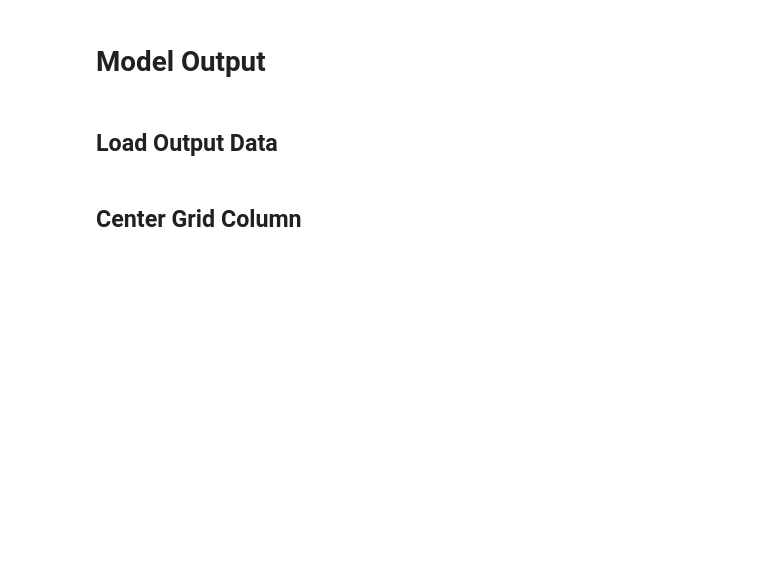
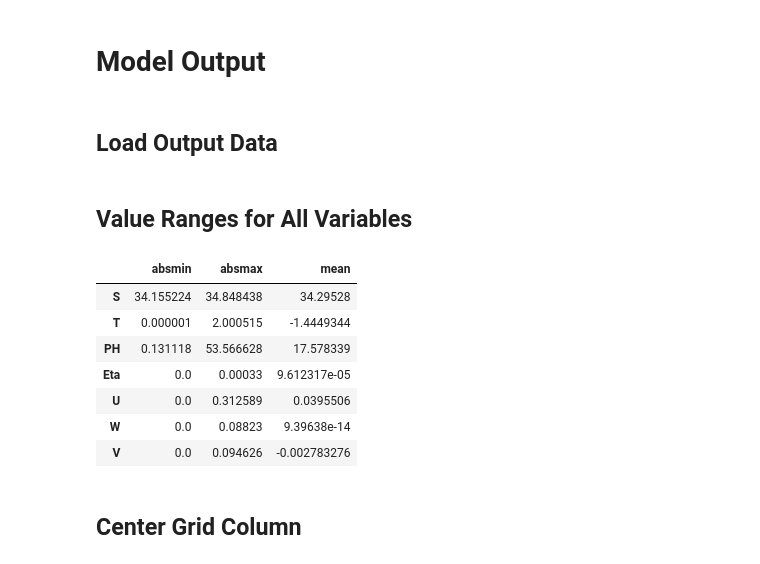
Before and after one commit to marlene-schramm/MSc_data_analysis, a Jupyter notebook: model_output/Look_at_Output.ipynb, the cells around one changed output. Drawn from its saved outputs; the diff is of its cells as text; code cells hidden in the pictures; blank space fills up the shorter version.

Commit message:
calculate absmin, absmax, mean for all vars

```diff
--- a/model_output/Look_at_Output.ipynb
+++ b/model_output/Look_at_Output.ipynb
@@ -32,6 +32,26 @@ with warnings.catch_warnings():
 
     # open dataset
     ds = open_mdsdataset(output_dir, prefix = ['Eta', 'U', 'W', 'T', 'V', 'S', 'PH'], delta_t = delta_t, geometry = "cartesian")
+# %% [markdown]
+## Value Ranges for All Variables
+# %%
+ranges = pd.DataFrame(columns = ["absmin","absmax","mean"], index = ds.keys())
+
+for var in ds.keys():
+    ranges.loc[var,"absmin"] = np.min(np.abs(ds[var].values))
+    ranges.loc[var,"absmax"] = np.max(np.abs(ds[var].values))
+    ranges.loc[var,"mean"] = ds[var].mean().values
+
+ranges
+# %% [output]
+|  | absmin | absmax | mean |
+| S | 34.155224 | 34.848438 | 34.29528 |
+| T | 0.000001 | 2.000515 | -1.4449344 |
+| PH | 0.131118 | 53.566628 | 17.578339 |
+| Eta | 0.0 | 0.00033 | 9.612317e-05 |
+| U | 0.0 | 0.312589 | 0.0395506 |
+| W | 0.0 | 0.08823 | 9.39638e-14 |
+| V | 0.0 | 0.094626 | -0.002783276 |
 # %% [markdown]
 ## Center Grid Column
 # %%
```
Also changed, not shown: parts of 6 cells of this notebook.
